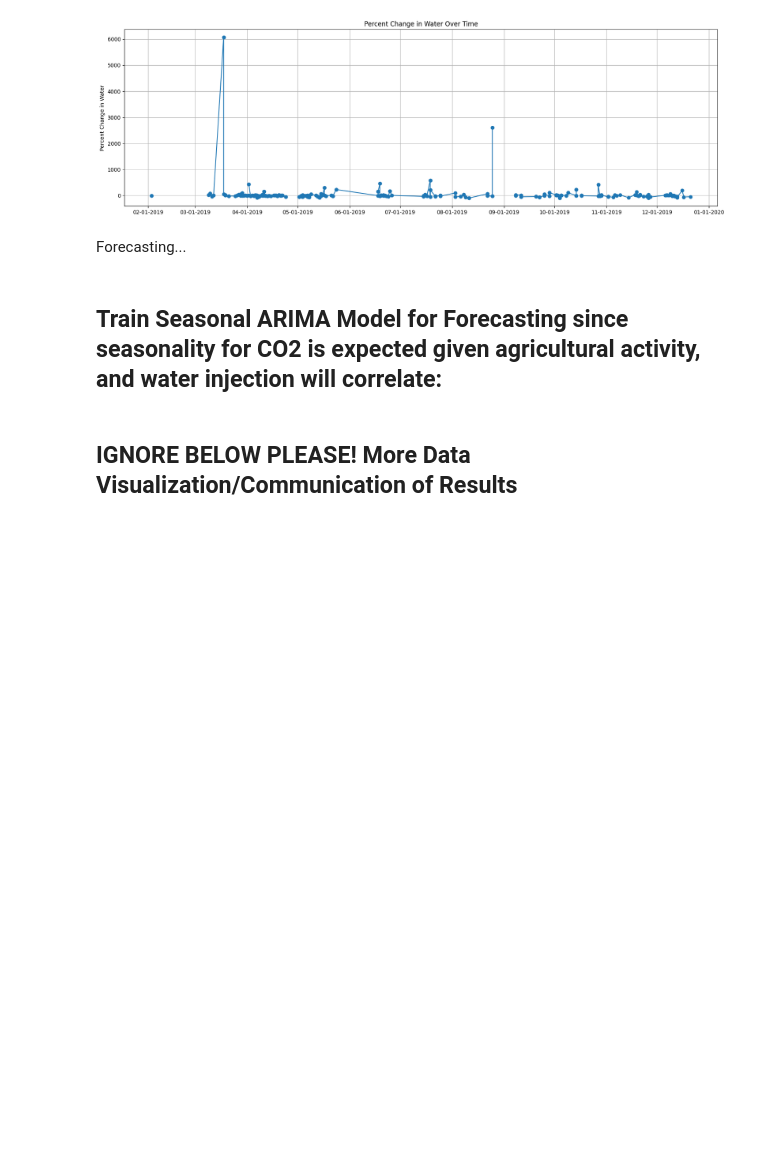
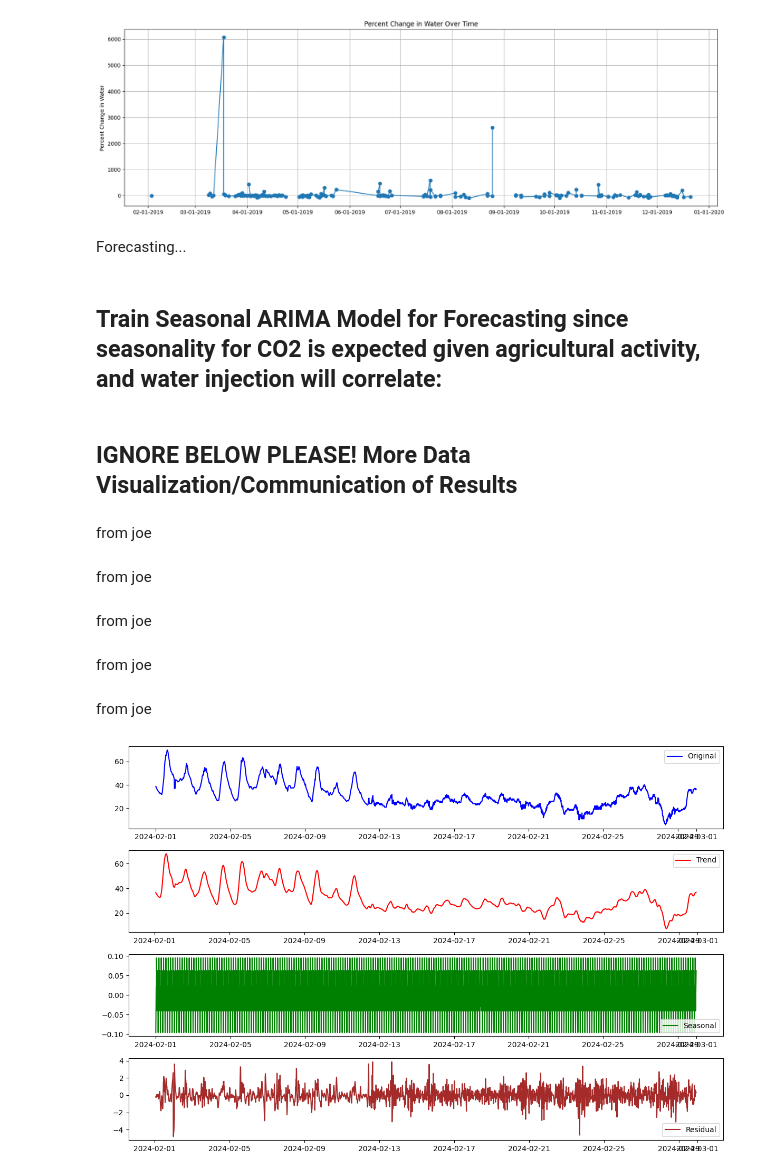
Before and after one commit to DrMelissaFranklin/Docker.dsub, a Jupyter notebook: Capstone_CO2_Sequestration_project.ipynb, the cells around one changed output. Cells and saved outputs as stored; diff of their text form; code cells hidden in the pictures; blank space fills up the shorter version.

```diff
--- a/Capstone_CO2_Sequestration_project.ipynb
+++ b/Capstone_CO2_Sequestration_project.ipynb
@@ -348,3 +351,44 @@ plt.xlabel('Change in Gas Rate')
 plt.ylabel('Percent Change in Gas Rate')
 plt.legend()
 plt.show()
+# %% [markdown]
+from joe
+# %% [markdown]
+from joe
+# %% [markdown]
+from joe
+# %% [markdown]
+from joe
+# %% [markdown]
+from joe
+# %%
+decomposition = seasonal_decompose(df['Temperature'], model='additive', period=12)
+trend = decomposition.trend
+seasonal = decomposition.seasonal
+residual = decomposition.resid
+# Plot decomposition components
+plt.figure(figsize=(12, 8))
+plt.subplot(411)
+plt.plot(df.index, df['Temperature'], label='Original', color='blue')
+plt.legend(loc='best')
+plt.subplot(412)
+plt.plot(df.index, trend, label='Trend', color='red')
+plt.legend(loc='best')
+plt.subplot(413)
+plt.plot(df.index, seasonal, label='Seasonal', color='green')
+plt.legend(loc='best')
+plt.subplot(414)
+plt.plot(df.index, residual, label='Residual', color='brown')
+plt.legend(loc='best')
+plt.tight_layout()
+
+# Step 5: Model Selection and Training (e.g., ARIMA)
+# ARIMA, SARIMA, ETS, Prophet, etc.
+
+# Step 6: Model Evaluation
+# Evaluate the model using appropriate metrics
+
+# Step 7: Forecasting
+# Use the trained model to forecast future values
+# %% [output]
+[figure, added]
```
Also changed, not shown: parts of 26 cells of this notebook.
